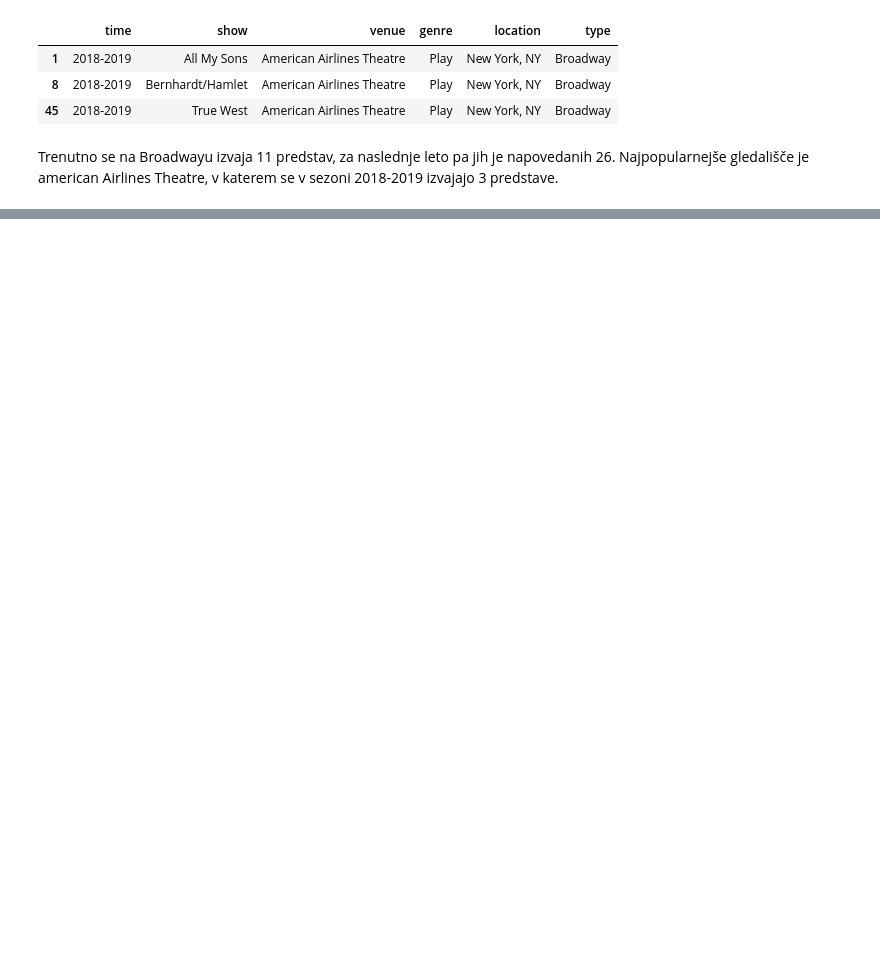
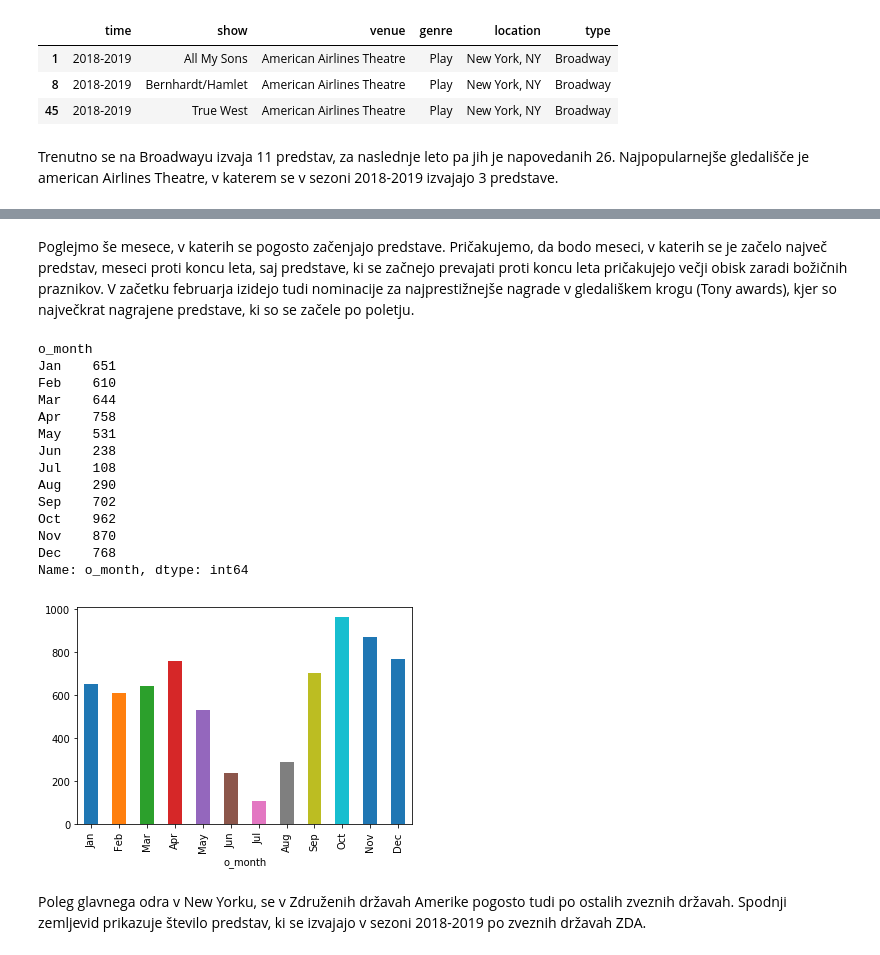
Before and after one commit to ines-silc/projektna-naloga-programiranje-1, a Jupyter notebook: Analiza.ipynb, the cells around one changed output, grey strips where cells are left out. Cells and saved outputs as stored; diff of their text form; code cells hidden in the pictures; blank space fills up the shorter version.

```diff
--- a/Analiza.ipynb
+++ b/Analiza.ipynb
@@ -116 +92,28 @@ vsi
+# %% [markdown]
+Poglejmo še mesece, v katerih se pogosto začenjajo predstave. Pričakujemo, da bodo meseci, v katerih se je začelo največ predstav, meseci proti koncu leta, saj predstave, ki se začnejo prevajati proti koncu leta pričakujejo večji obisk zaradi božičnih praznikov. V začetku februarja izidejo tudi nominacije za najprestižnejše nagrade v gledališkem krogu (Tony awards), kjer so največkrat nagrajene predstave, ki so se začele po poletju.
+# %%
+mesec = u.vsi[['o_month']]
+meseci = mesec.groupby('o_month')['o_month'].count()
+meseci = meseci.reindex(['Jan', 'Feb', 'Mar', 'Apr', 'May', 'Jun', 'Jul', 'Aug', 'Sep', 'Oct', 'Nov', 'Dec'])
+
+print(meseci)
+gmeseci = meseci.plot(kind = 'bar')
+# %% [output]
+o_month
+Jan    651
+Feb    610
+Mar    644
+Apr    758
+May    531
+Jun    238
+Jul    108
+Aug    290
+Sep    702
+Oct    962
+Nov    870
+Dec    768
+Name: o_month, dtype: int64
+[figure, added]
+# %% [markdown]
+Poleg glavnega odra v New Yorku, se v Združenih državah Amerike pogosto tudi po ostalih zveznih državah. Spodnji zemljevid prikazuje število predstav, ki se izvajajo v sezoni 2018-2019 po zveznih državah ZDA.
 # %%
```
Also changed, not shown: parts of 13 cells of this notebook, 2 other files.
